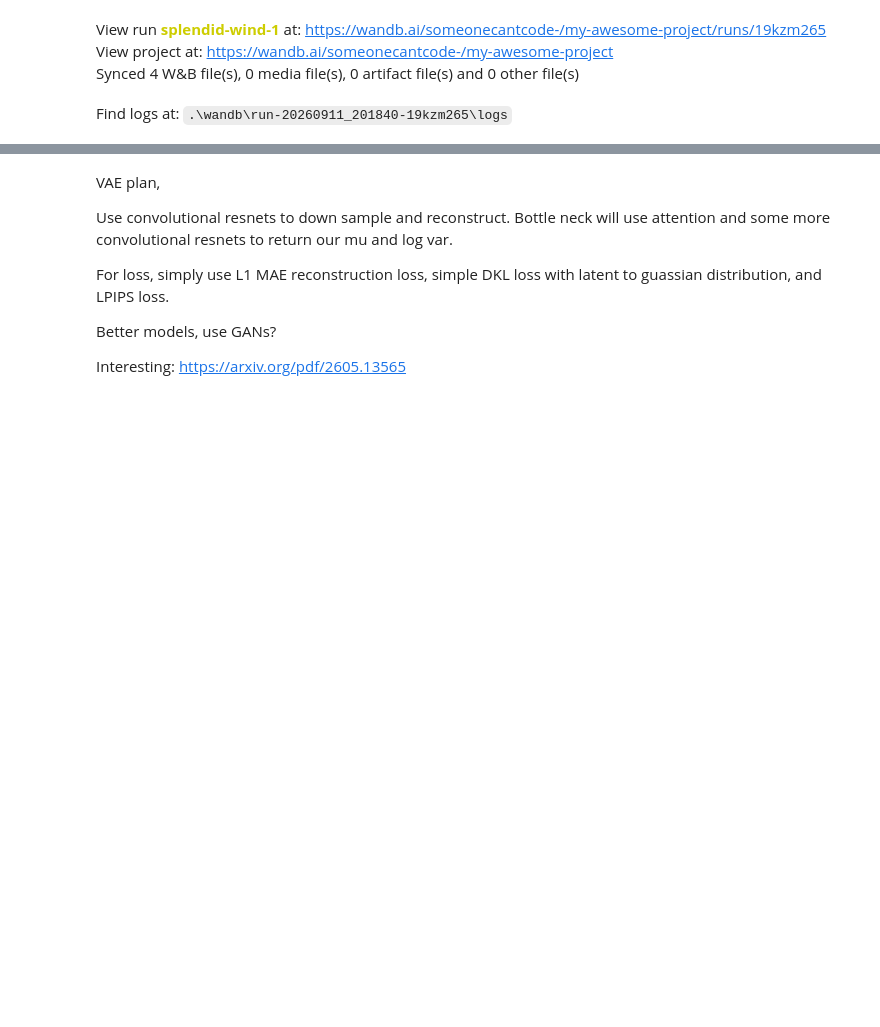
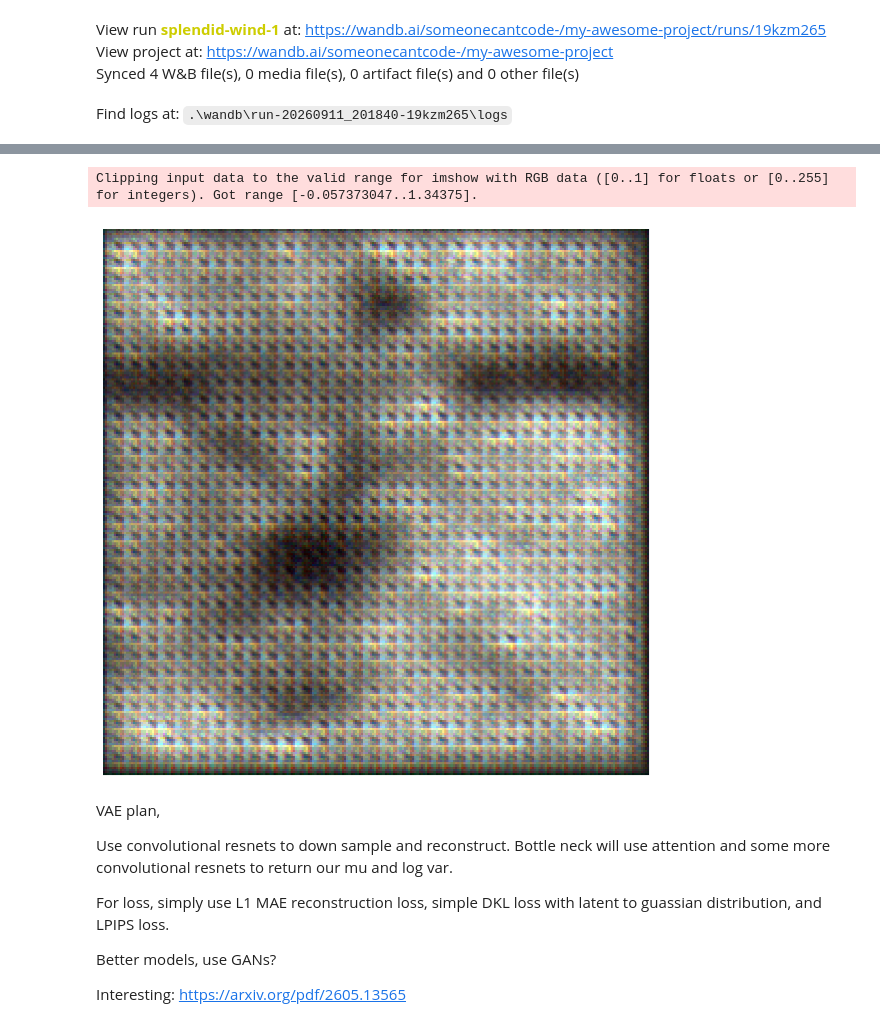
Before and after one commit to someonecantcode/diffusion-transformer, a Jupyter notebook: diffusion/vae.ipynb, the cells around one changed output, grey strips where cells are left out. Saved outputs shown, nothing was run; the diff lists cells and outputs as text; code cells hidden in the pictures; blank space fills up the shorter version.

```diff
--- a/diffusion/vae.ipynb
+++ b/diffusion/vae.ipynb
@@ -50,0 +112,23 @@ Find logs at: .\wandb\run-20260911_201840-19kzm265\logs
+# %%
+for step in range(0, total_steps + 1):
+    with torch.autocast(device_type=device, dtype=torch.bfloat16):
+        data = next(data_iter)['pixel_values'].to(device)
+        _, loss, recon_loss, kl_loss, fft_loss = model(data, lpips_loss_function, beta=kl_beta, fft_weight=fft_weight)
+
+    optimizer.zero_grad(set_to_none=True)
+    loss.backward()
+
+    norm = torch.nn.utils.clip_grad_norm_(model.parameters(), max_norm=1.0)
+    if (total_steps - step) <= lr_cooldown_steps:
+        lr = (15000-step)/3e7 # 5e-4 -> 3e-6 15k steps
+        for param_group in optimizer.param_groups:
+            param_group["lr"] = max(lr, 3e-6)
+
+    optimizer.step()
+
+    if step % 10 == 0:
+        print(f"step: {step:5d} | loss: {loss.item():8.4f} | norm: {norm.item():8.4f} | lr: {lr:.6f}")
+        print(f"recon_loss: {recon_loss.item():.4f} kl_loss: {kl_loss.item():.4f} fft_loss: {fft_loss.item():.4f}")
+
+    if step % 1000 == 0:
+        torch.save(model.state_dict(), "vae.pt")
@@ -51,3 +140,19 @@ Find logs at: .\wandb\run-20260911_201840-19kzm265\logs
+# %%
+import matplotlib.pyplot as plt
+from einops import rearrange
+
+@torch.no_grad()
+def display(tensor):
+    img = rearrange(tensor.to(torch.float32), "c h w -> h w c").cpu()
+    plt.figure(figsize=(8, 8))
+    plt.subplots_adjust(0, 0, 1, 1)
+    plt.axis("off")
+    plt.imshow(img)
+# %%
+display(_[0])
+# %% [output]
+Clipping input data to the valid range for imshow with RGB data ([0..1] for floats or [0..255] for integers). Got range [-0.057373047..1.34375].
+[figure, added]
 # %% [markdown]
 VAE plan,
 
```
Also changed, not shown: parts of 2 cells of this notebook, 9 other files.
